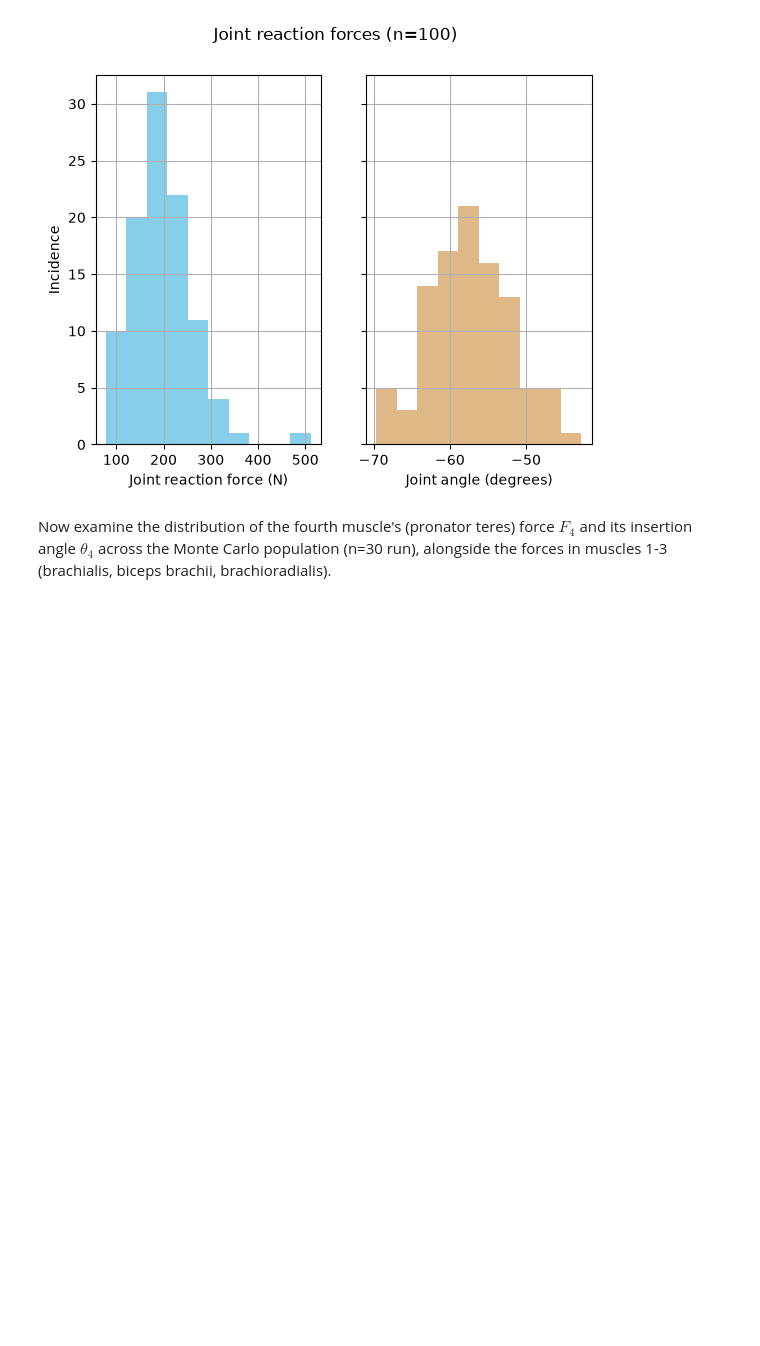
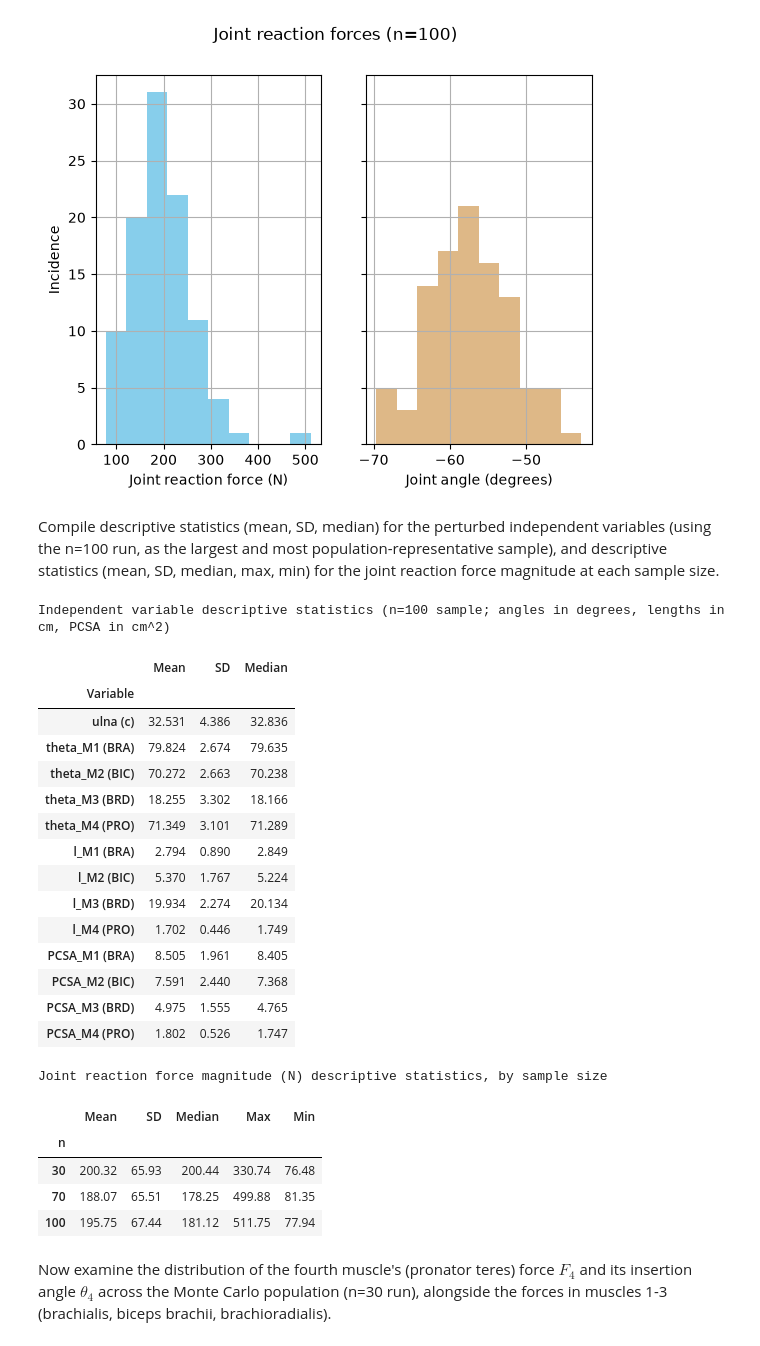
Before and after one commit to rgmcghee2-alt/BME5650, a Jupyter notebook: monte_carlo.ipynb, the cells around one changed output. Saved outputs shown, nothing was run; the diff lists cells and outputs as text; code cells hidden in the pictures; blank space fills up the shorter version.

Commit message:
Compile descriptive statistics tables for inputs and JRF magnitude
Returns the sampled input arrays from run_simulation() and adds a cell
that tabulates mean/SD/median for each perturbed independent variable
(load moment arm, insertion angles, muscle moment arms, PCSA; n=100
run) and mean/SD/median/max/min for JRF magnitude at each sample size
(n=30, 70, 100).

```diff
--- a/monte_carlo.ipynb
+++ b/monte_carlo.ipynb
@@ -104,7 +104,10 @@ def run_simulation(nsam, seed=None):
     angled = np.rad2deg(np.arctan(JointY/JointX)); # JRF angle (degrees)
 
     return {
-        'a_M4': a_M4_array,
+        'ulna': ulna,
+        'a_M1': a_M1_array, 'a_M2': a_M2_array, 'a_M3': a_M3_array, 'a_M4': a_M4_array,
+        'l_M1': l_M1_array, 'l_M2': l_M2_array, 'l_M3': l_M3_array, 'l_M4': l_M4_array,
+        'PCSA_M1': PCSA_M1_array, 'PCSA_M2': PCSA_M2_array, 'PCSA_M3': PCSA_M3_array, 'PCSA_M4': PCSA_M4_array,
         'F1': F1_array, 'F2': F2_array, 'F3': F3_array, 'F4': F4_array,
         'mag': mag, 'angled': angled,
     }
@@ -143,6 +146,62 @@ n=70: mean JRF magnitude = 188.1 N, mean JRF angle = -57.2 degrees
 [figure]
 n=100: mean JRF magnitude = 195.8 N, mean JRF angle = -57.4 degrees
 [figure]
+# %% [markdown]
+Compile descriptive statistics (mean, SD, median) for the perturbed independent variables (using the n=100 run, as the largest and most population-representative sample), and descriptive statistics (mean, SD, median, max, min) for the joint reaction force magnitude at each sample size.
+# %%
+# Descriptive statistics for the independent variables (n=100 run)
+iv_labels = {
+    'ulna (c)': 'ulna',
+    'theta_M1 (BRA)': 'a_M1', 'theta_M2 (BIC)': 'a_M2', 'theta_M3 (BRD)': 'a_M3', 'theta_M4 (PRO)': 'a_M4',
+    'l_M1 (BRA)': 'l_M1', 'l_M2 (BIC)': 'l_M2', 'l_M3 (BRD)': 'l_M3', 'l_M4 (PRO)': 'l_M4',
+    'PCSA_M1 (BRA)': 'PCSA_M1', 'PCSA_M2 (BIC)': 'PCSA_M2', 'PCSA_M3 (BRD)': 'PCSA_M3', 'PCSA_M4 (PRO)': 'PCSA_M4',
+}
+angle_keys = {'a_M1', 'a_M2', 'a_M3', 'a_M4'}; # these are stored in radians, report in degrees
+
+iv_rows = [];
+for label, key in iv_labels.items():
+    vals = results[100][key];
+    if key in angle_keys:
+        vals = np.rad2deg(vals);
+    iv_rows.append({'Variable': label, 'Mean': vals.mean(), 'SD': vals.std(ddof=1), 'Median': np.median(vals)});
+
+iv_stats = pd.DataFrame(iv_rows).set_index('Variable').round(3);
+print("Independent variable descriptive statistics (n=100 sample; angles in degrees, lengths in cm, PCSA in cm^2)");
+display(iv_stats)
+
+# Descriptive statistics for the JRF magnitude at each sample size
+jrf_rows = [];
+for n in sample_sizes:
+    mag = results[n]['mag'];
+    jrf_rows.append({'n': n, 'Mean': mag.mean(), 'SD': mag.std(ddof=1), 'Median': np.median(mag),
+                      'Max': mag.max(), 'Min': mag.min()});
+
+jrf_stats = pd.DataFrame(jrf_rows).set_index('n').round(2);
+print("\nJoint reaction force magnitude (N) descriptive statistics, by sample size");
+display(jrf_stats)
+# %% [output]
+Independent variable descriptive statistics (n=100 sample; angles in degrees, lengths in cm, PCSA in cm^2)
+|  | Mean | SD | Median |
+| Variable |  |  |  |
+| ulna (c) | 32.531 | 4.386 | 32.836 |
+| theta_M1 (BRA) | 79.824 | 2.674 | 79.635 |
+| theta_M2 (BIC) | 70.272 | 2.663 | 70.238 |
+| theta_M3 (BRD) | 18.255 | 3.302 | 18.166 |
+| theta_M4 (PRO) | 71.349 | 3.101 | 71.289 |
+| l_M1 (BRA) | 2.794 | 0.890 | 2.849 |
+| l_M2 (BIC) | 5.370 | 1.767 | 5.224 |
+| l_M3 (BRD) | 19.934 | 2.274 | 20.134 |
+| l_M4 (PRO) | 1.702 | 0.446 | 1.749 |
+| PCSA_M1 (BRA) | 8.505 | 1.961 | 8.405 |
+| PCSA_M2 (BIC) | 7.591 | 2.440 | 7.368 |
+| PCSA_M3 (BRD) | 4.975 | 1.555 | 4.765 |
+| PCSA_M4 (PRO) | 1.802 | 0.526 | 1.747 |
+Joint reaction force magnitude (N) descriptive statistics, by sample size
+|  | Mean | SD | Median | Max | Min |
+| n |  |  |  |  |  |
+| 30 | 200.32 | 65.93 | 200.44 | 330.74 | 76.48 |
+| 70 | 188.07 | 65.51 | 178.25 | 499.88 | 81.35 |
+| 100 | 195.75 | 67.44 | 181.12 | 511.75 | 77.94 |
 # %% [markdown]
 Now examine the distribution of the fourth muscle's (pronator teres) force $F_4$ and its insertion angle $\theta_4$ across the Monte Carlo population (n=30 run), alongside the forces in muscles 1-3 (brachialis, biceps brachii, brachioradialis).
 # %%
```
